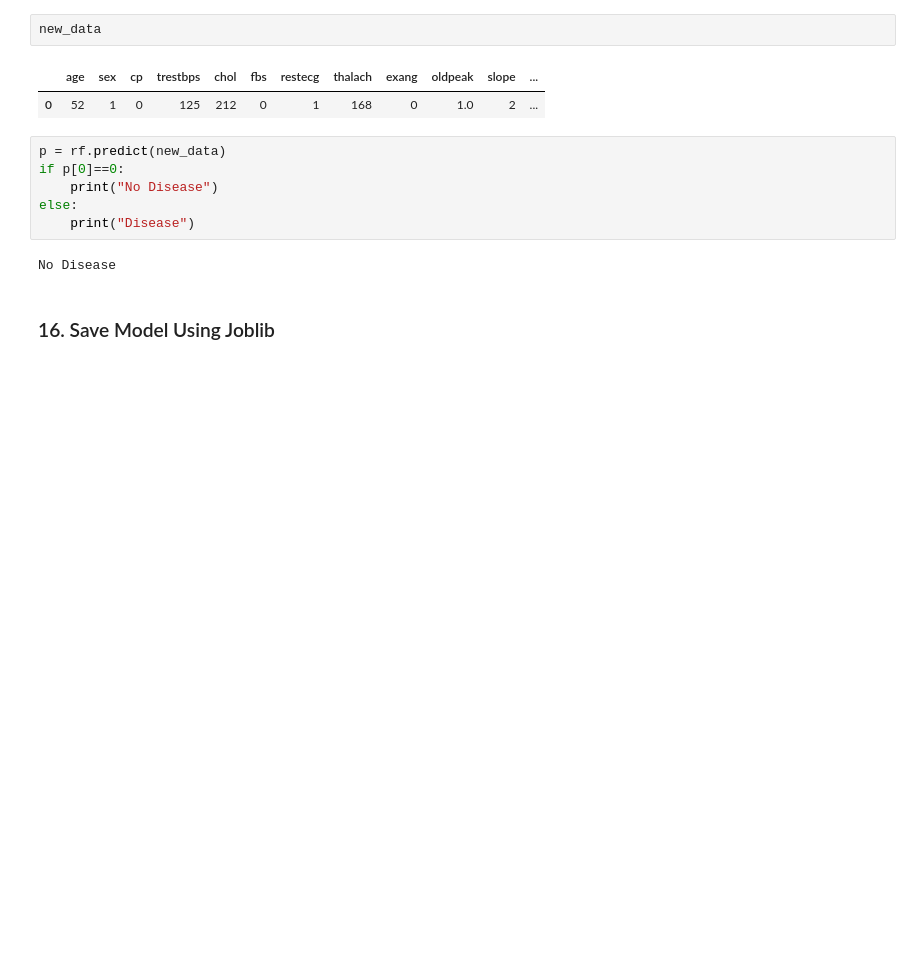
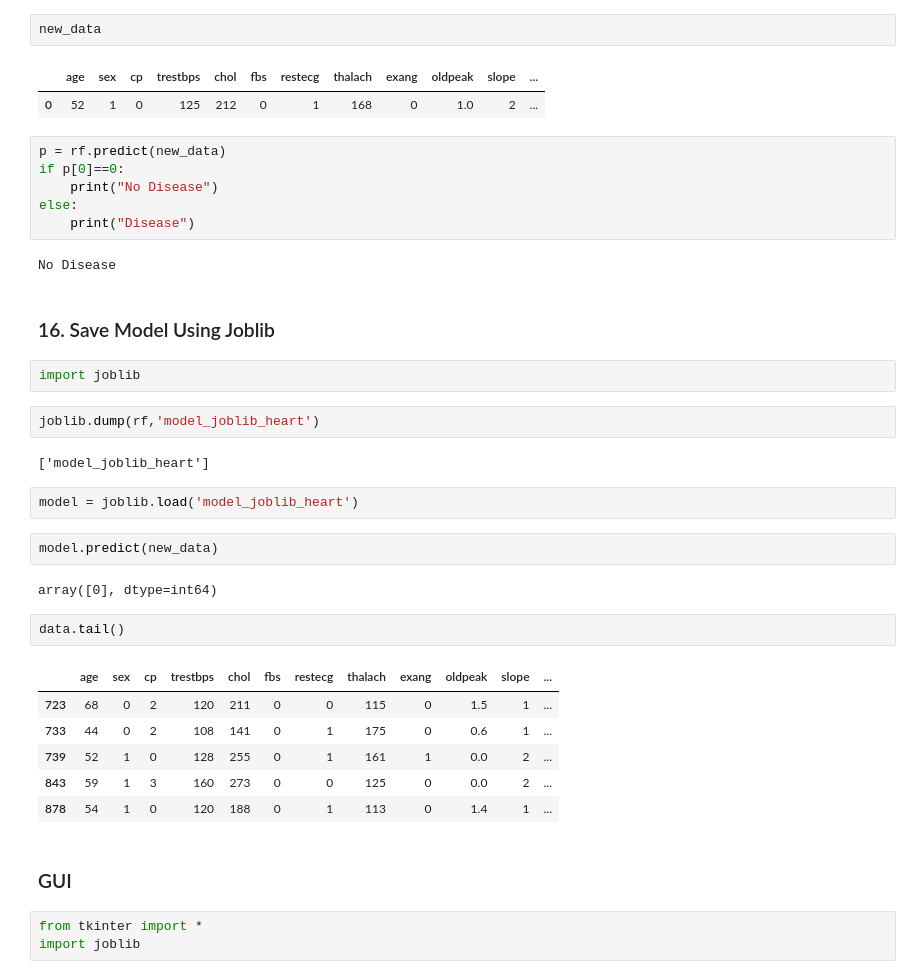
Before and after one commit to saurabhbadhe89/Heart_disease_prediction, a Jupyter notebook: Heart _disease_Prediction.ipynb, the cells around one changed output. Drawn from its saved outputs; the diff is of its cells as text; blank space fills up the shorter version.

```diff
--- a/Heart _disease_Prediction.ipynb
+++ b/Heart _disease_Prediction.ipynb
@@ -356,3 +370,29 @@ else:
 No Disease
 # %% [markdown]
 ### 16. Save Model Using Joblib
+# %%
+import joblib
+# %%
+joblib.dump(rf,'model_joblib_heart')
+# %% [output]
+['model_joblib_heart']
+# %%
+model = joblib.load('model_joblib_heart')
+# %%
+model.predict(new_data)
+# %% [output]
+array([0], dtype=int64)
+# %%
+data.tail()
+# %% [output]
+|  | age | sex | cp | trestbps | chol | fbs | restecg | thalach | exang | oldpeak | slope | ... |
+| 723 | 68 | 0 | 2 | 120 | 211 | 0 | 0 | 115 | 0 | 1.5 | 1 | ... |
+| 733 | 44 | 0 | 2 | 108 | 141 | 0 | 1 | 175 | 0 | 0.6 | 1 | ... |
+| 739 | 52 | 1 | 0 | 128 | 255 | 0 | 1 | 161 | 1 | 0.0 | 2 | ... |
+| 843 | 59 | 1 | 3 | 160 | 273 | 0 | 0 | 125 | 0 | 0.0 | 2 | ... |
+| 878 | 54 | 1 | 0 | 120 | 188 | 0 | 1 | 113 | 0 | 1.4 | 1 | ... |
+# %% [markdown]
+### GUI
+# %%
+from tkinter import *
+import joblib
```
Also changed, not shown: parts of 6 cells of this notebook.
